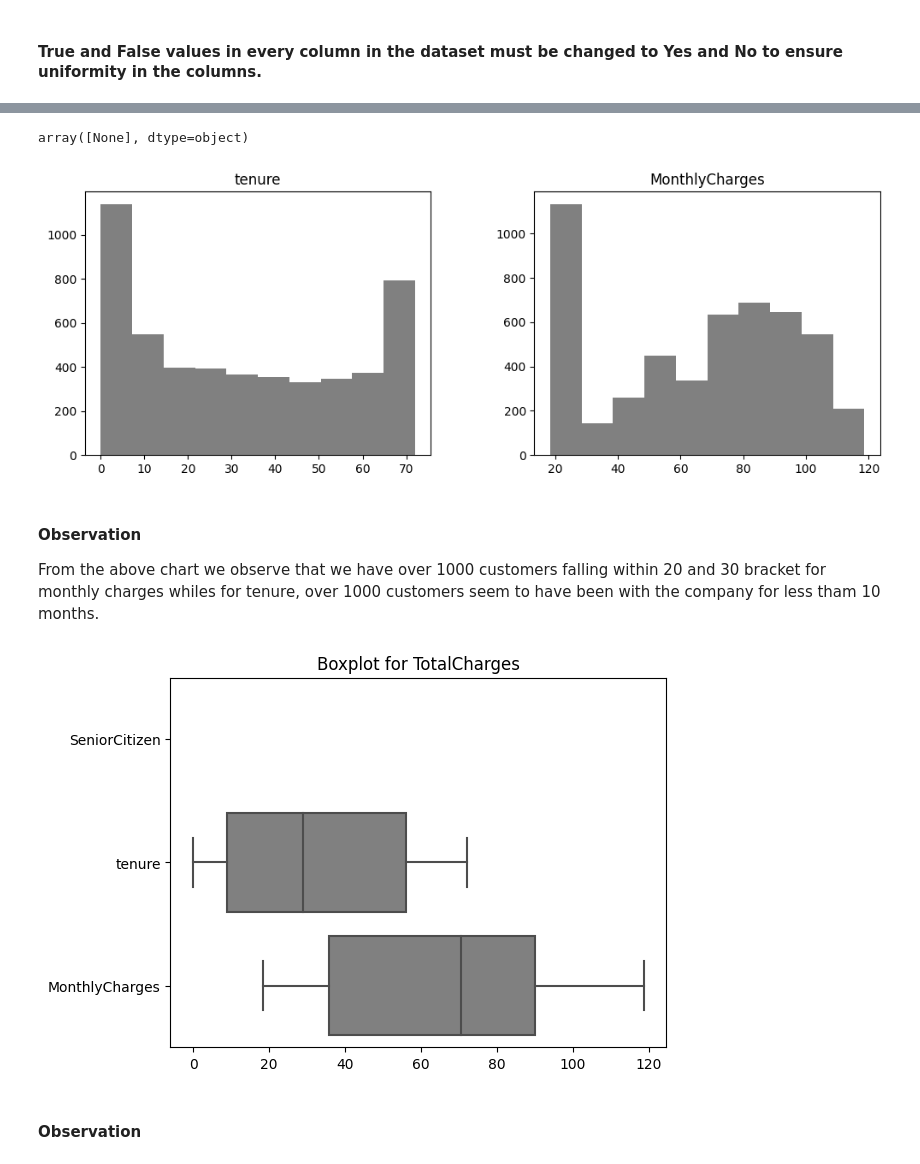
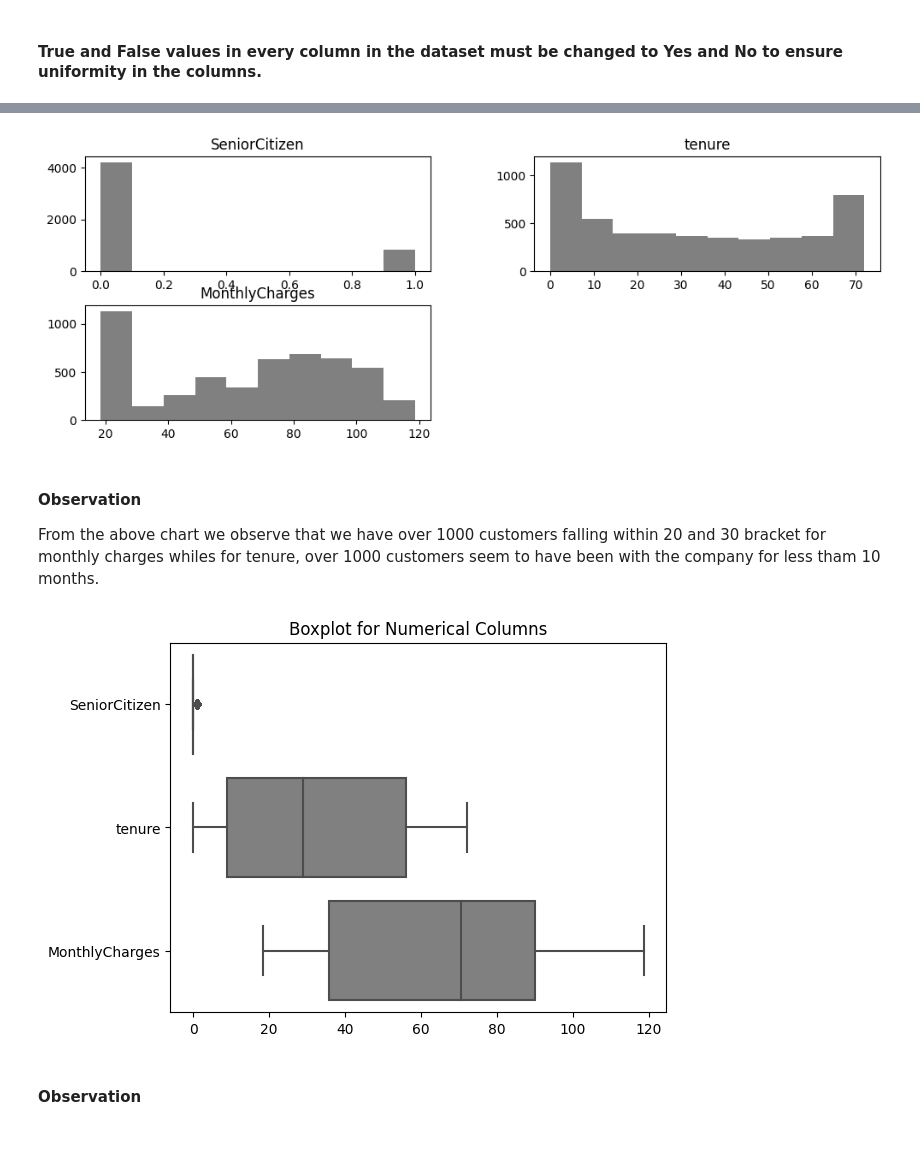
Before and after one commit to pk-aduyaw/Customer_Churn_Classification_Project, a Jupyter notebook: customer_churn_classification_model_project.ipynb, the cells around one changed output, grey strips where cells are left out. Cells and saved outputs as stored; diff of their text form; code cells hidden in the pictures.

```diff
--- a/customer_churn_classification_model_project.ipynb
+++ b/customer_churn_classification_model_project.ipynb
@@ -299,7 +301,7 @@ Name: SeniorCitizen, dtype: object
 # %% [markdown]
 #### The seniorCitizen columns have True and False values which we will have to correct to 0's and 1's.
 # %%
-full_model_df['SeniorCitizen'] = full_model_df['SeniorCitizen'].replace({False:0, True:1}, inplace=True)
+full_model_df['SeniorCitizen'].replace({False:0, True:1}, inplace=True)
 # %%
 # View the unique values in the Partner column
 full_model_df['Partner'].unique()
@@ -441,25 +443,21 @@ MonthlyCharges      2069
 TotalCharges        4883
 Churn                  2
 dtype: int64
-# %%
-full_model_df['SeniorCitizen'].unique()
-# %% [output]
-array([None], dtype=object)
 # %%
 # Check the distrubion of the numerical columns in the datset
 full_model_df.hist(figsize=(12, 4), grid=False, color='grey');
 # %% [output]
-[figure, old version]
+[figure, new version]
 # %% [markdown]
 #### Observation
 From the above chart we observe that we have over 1000 customers falling within 20 and 30 bracket for monthly charges whiles for tenure, over 1000 customers seem to have been with the company for less tham 10 months.
 # %%
 # Plot the distribution for the numerical columns
 sns.boxplot(full_model_df, orient='horizontal', color='grey')
-plt.title('Boxplot for TotalCharges')
+plt.title('Boxplot for Numerical Columns')
 plt.show()
 # %% [output]
-[figure, old version]
+[figure, new version]
 # %% [markdown]
 #### Observation
 # %% [markdown]
```
Also changed, not shown: parts of 33 cells of this notebook, 2 other files.
